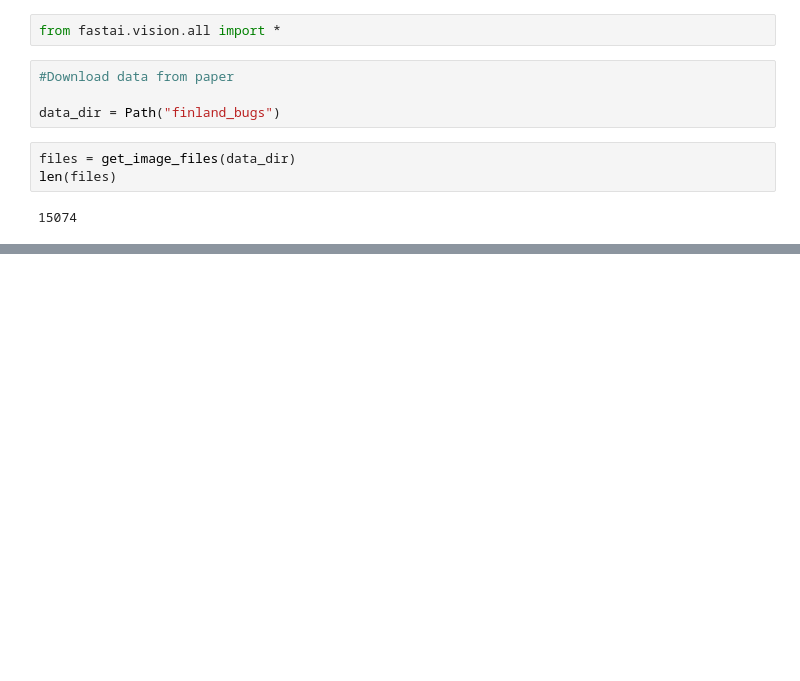
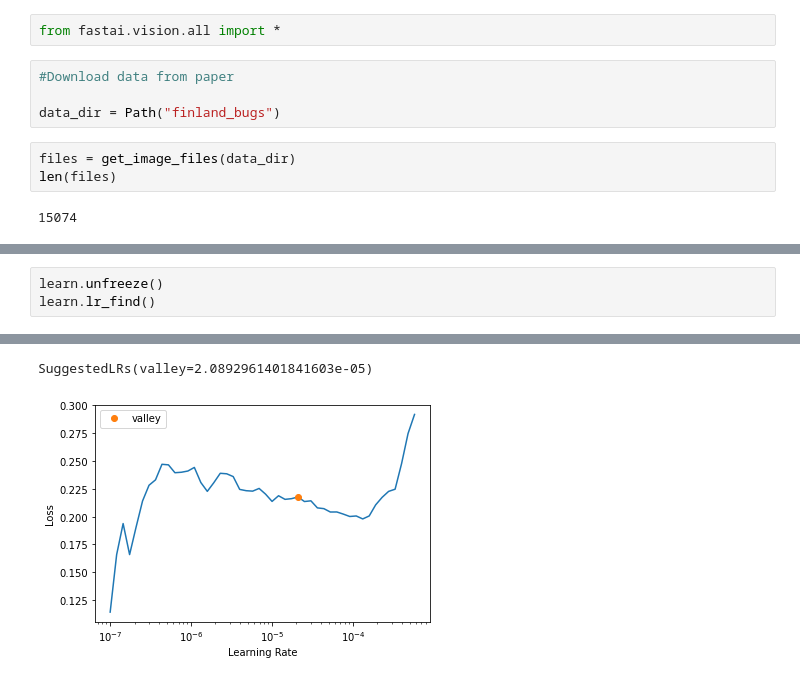
Before and after one commit to KennethTM/macro_inv_id, a Jupyter notebook: finland_data.ipynb, the cells around one changed output, grey strips where cells are left out. Cells and saved outputs as stored; diff of their text form; blank space fills up the shorter version.

```diff
--- a/finland_data.ipynb
+++ b/finland_data.ipynb
@@ -82,0 +90,4 @@ KeyboardInterrupt:
+# %%
+learn.unfreeze()
+learn.lr_find()
+# %% [output]
@@ -82,0 +95,2 @@ KeyboardInterrupt:
+SuggestedLRs(valley=2.0892961401841603e-05)
+[figure, added]
```
Also changed, not shown: parts of 30 cells of this notebook.
